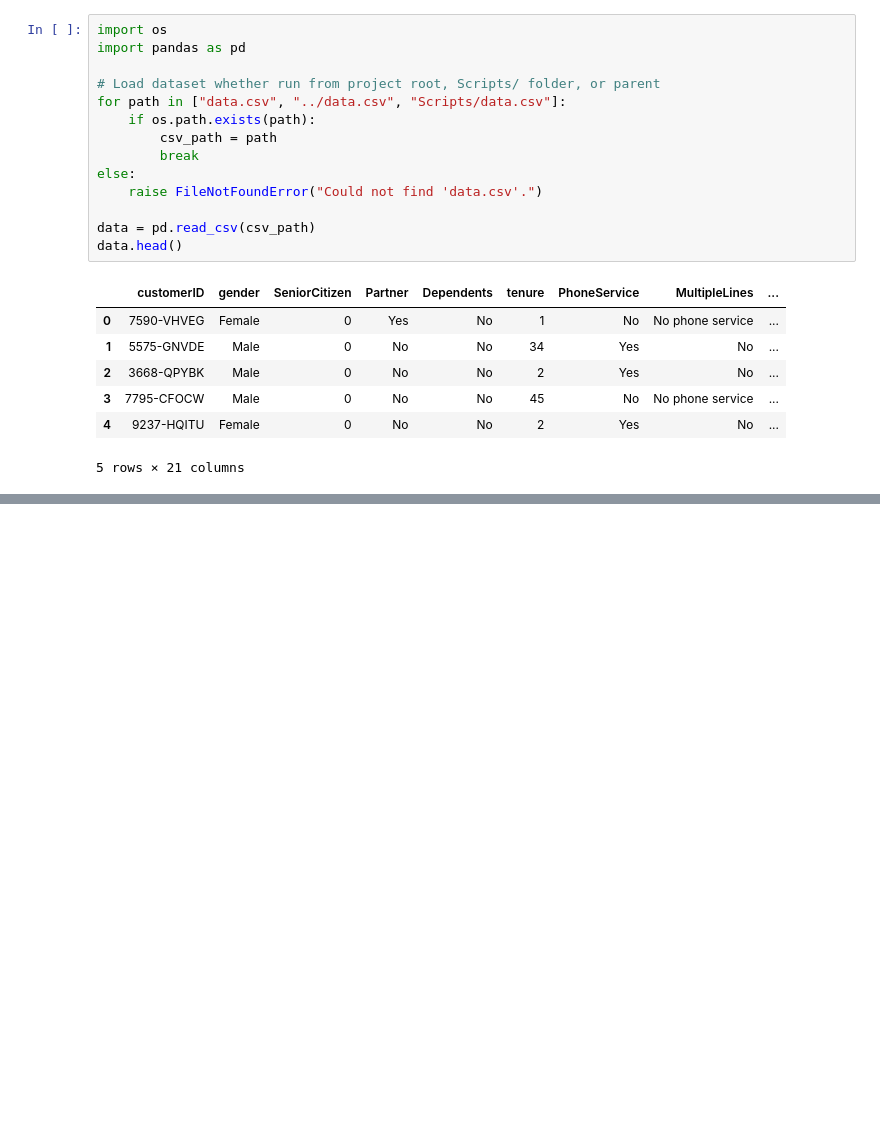
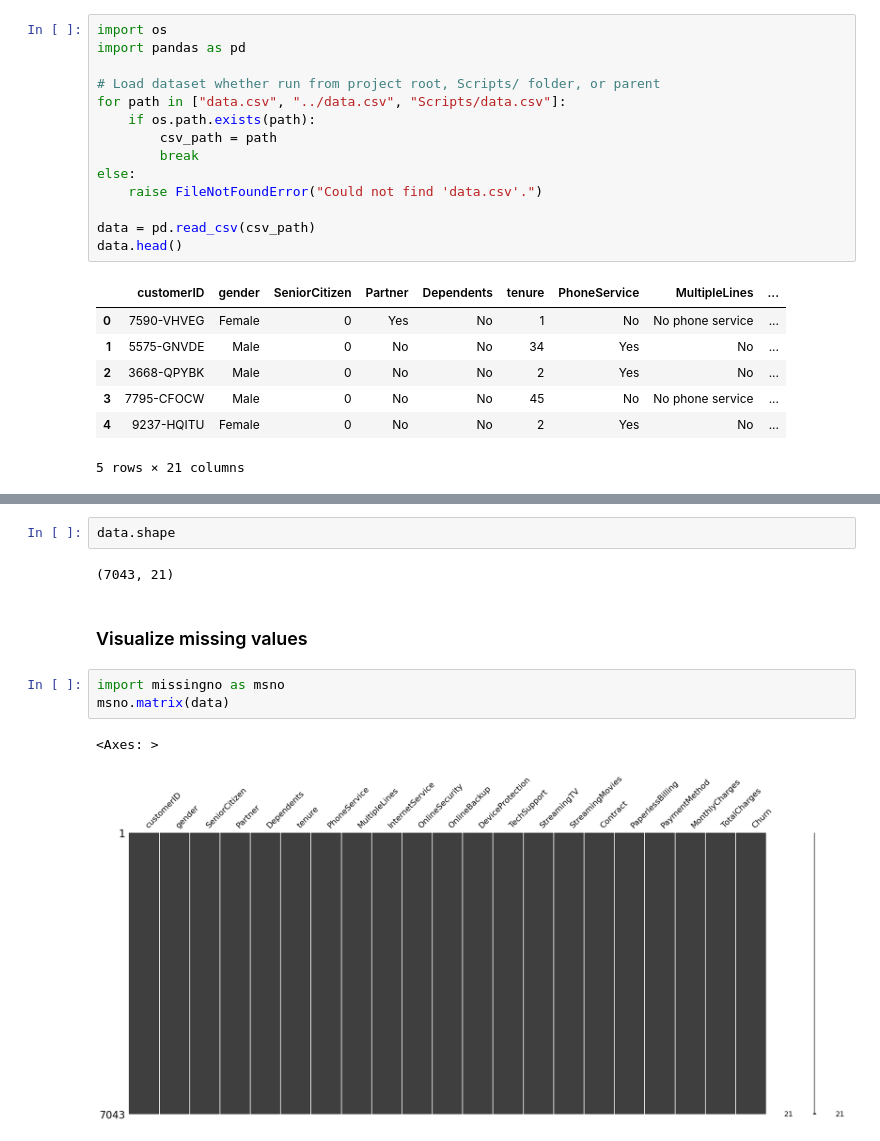
Before and after one commit to sAkhil2027/Telecom_Customer_Churn_Prediction, a Jupyter notebook: Scripts/Customer churn prediction.ipynb, the cells around one changed output, grey strips where cells are left out. Drawn from its saved outputs; the diff is of its cells as text; blank space fills up the shorter version.

Commit message:
scripts/eda: add missing value checks and missingno matrix visualization

```diff
--- a/Scripts/Customer churn prediction.ipynb
+++ b/Scripts/Customer churn prediction.ipynb
@@ -87,0 +112,12 @@ data.head()
+# %%
+data.shape
+# %% [output]
+(7043, 21)
+# %% [markdown]
+### Visualize missing values
+# %%
+import missingno as msno
+msno.matrix(data)
+# %% [output]
+<Axes: >
+[figure, added]
```
Also changed, not shown: parts of 2 cells of this notebook.
